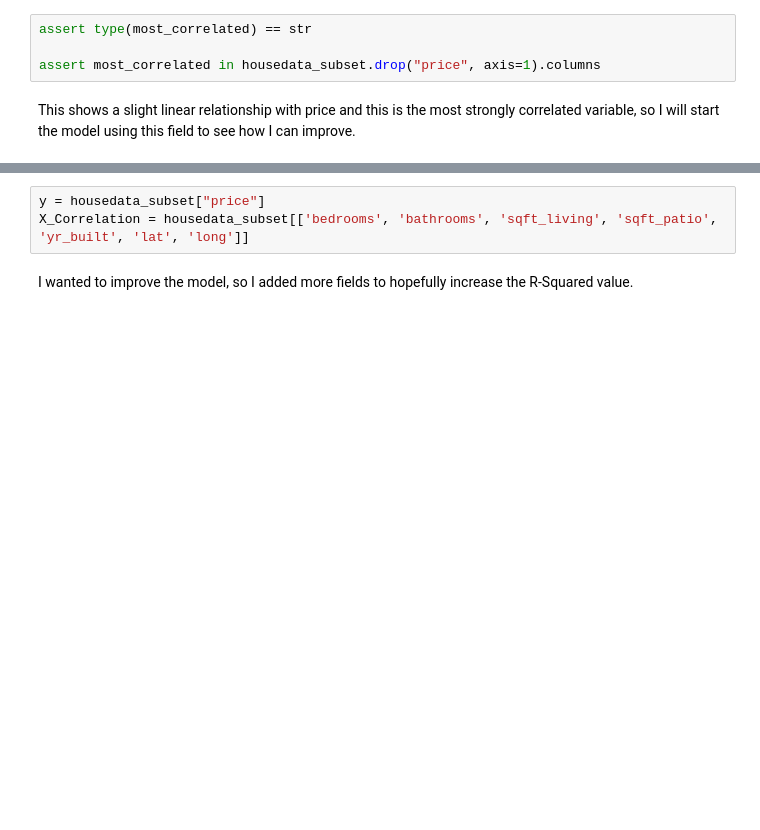
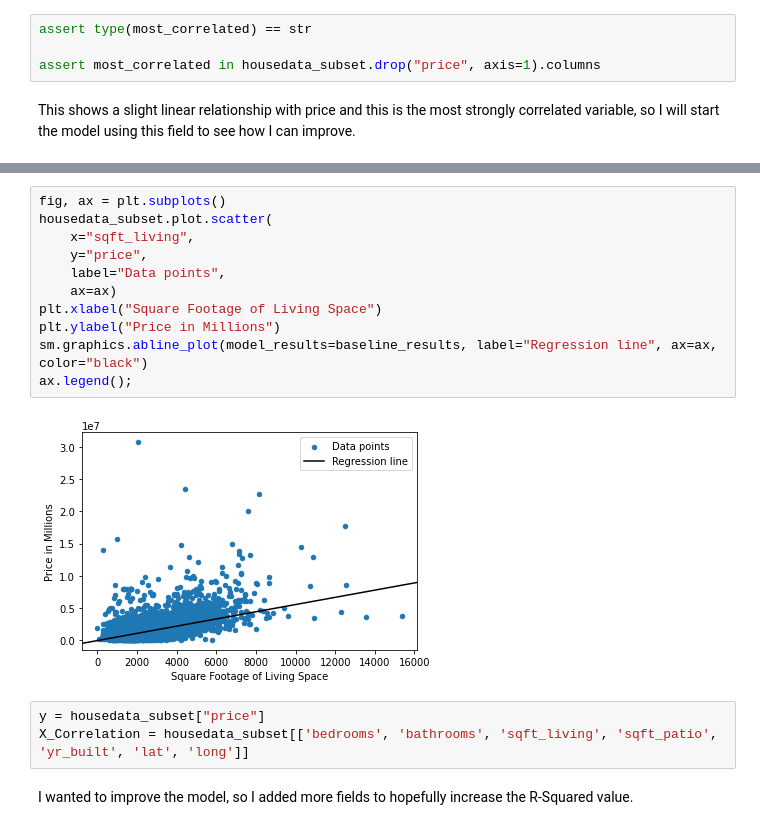
Before and after one commit to lpb3393/Home_Renovations, a Jupyter notebook: Home Renovations.ipynb, the cells around one changed output, grey strips where cells are left out. Drawn from its saved outputs; the diff is of its cells as text; blank space fills up the shorter version.

```diff
--- a/Home Renovations.ipynb
+++ b/Home Renovations.ipynb
@@ -217,6 +227,19 @@ Notes:
 [1] Standard Errors assume that the covariance matrix of the errors is correctly specified.
 [2] The condition number is large, 5.56e+03. This might indicate that there are
 strong multicollinearity or other numerical problems.
+# %%
+fig, ax = plt.subplots()
+housedata_subset.plot.scatter(
+    x="sqft_living",
+    y="price",
+    label="Data points",
+    ax=ax)
+plt.xlabel("Square Footage of Living Space")
+plt.ylabel("Price in Millions")
+sm.graphics.abline_plot(model_results=baseline_results, label="Regression line", ax=ax, color="black")
+ax.legend();
+# %% [output]
+[figure, added]
 # %%
 y = housedata_subset["price"]
 X_Correlation = housedata_subset[['bedrooms', 'bathrooms', 'sqft_living', 'sqft_patio', 'yr_built', 'lat', 'long']]
```
Also changed, not shown: parts of 17 cells of this notebook.
